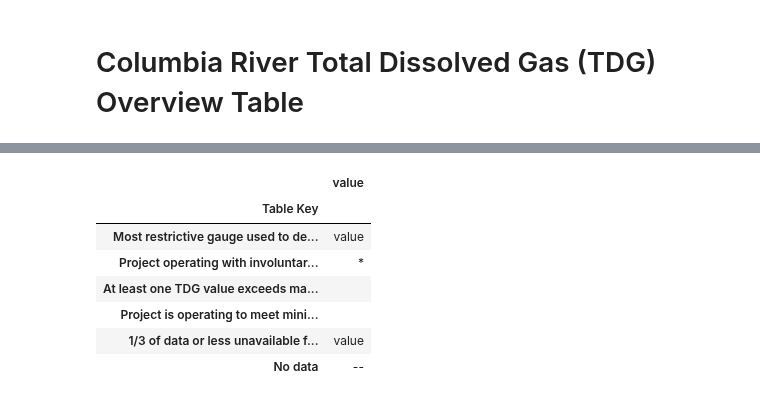
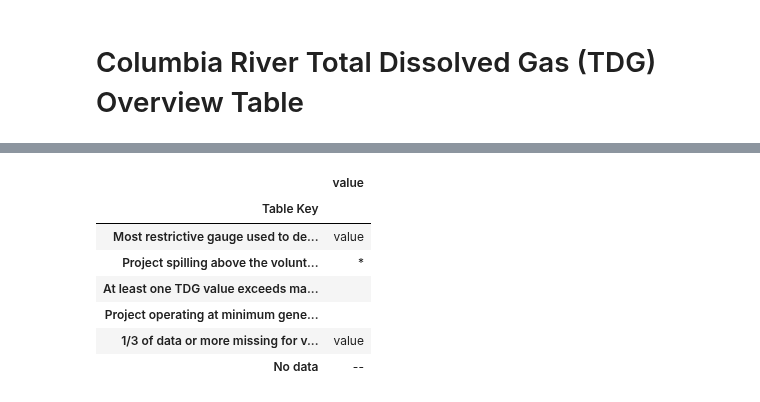
Before and after one commit to gunnarleffler/spill_vs_tdg, a Jupyter notebook: script/12hr/columbia.ipynb, the cells around one changed output, grey strips where cells are left out. Saved outputs shown, nothing was run; the diff lists cells and outputs as text; code cells hidden in the pictures.

```diff
--- a/script/12hr/columbia.ipynb
+++ b/script/12hr/columbia.ipynb
@@ -219,12 +219,13 @@ from cwms_read.cwms_read import get_cwms
 import pandas as pd
 from collections import OrderedDict
 from datetime import datetime, timedelta
-
+from get_avgs import oregon_method, washington_method, combine
+import numpy as np
 now = datetime.now()
 start_date = (2017, 6, 1)
 end_date = (2017, 8, 2)
-#start_date = (2018, 2, 15)
-#end_date = (now.year, now. month, now.day-1)
+start_date = (2018, 3, 15)
+end_date = (now.year, now. month, now.day-1)
 start_index = '-'.join([str(x) for x in start_date])
 # %%
 tuples = [
@@ -478,26 +538,6 @@ gas_cap_meets[tw.columns] = tw.applymap(lambda x: x >= 119)
 gas_cap_meets[fb.columns] = fb.applymap(lambda x: x >= 114)
 gas_cap_meets = gas_cap_meets.sort_index(axis=1)[df.columns]
 gas_cap_meets = gas_cap_meets.applymap(lambda x: x if type(x) == bool else False)
-# %%
-"""
-Questionable data is defined as data with
-
-
-"""
-
-
-
-
-questionable = pd.DataFrame(index = df.index, columns = df.columns, data = False)
-
-
-for column in questionable.columns:
-    flags = meta[column]['flags']
-    flags = flags[flags['flag'] == 9]
-    index = [x.split(' ')[0] for x in flags.index.astype(str)]
-    if index:
-        for value in index:
-            questionable[column][value] = True
 # %%
 """
 Convert the dataframe to string because it displays better, remove decimals, add the asterik, and format the index to be date only (no time), for all dataframes.
@@ -505,7 +545,8 @@ If index not formated for all df's the styling will not work
 """
 
 df_string = df.copy().round(0).astype(str).applymap(lambda x: x.replace('.0', ''))
-df_string[inv_spill_bool] = df_string[inv_spill_bool] + '*'
+if inv_spill_bool:
+    df_string[inv_spill_bool] = df_string[inv_spill_bool] + '*'
 df_string.replace('nan', '--', inplace = True)
 
 
@@ -546,40 +587,40 @@ blue = '#7194da'
 green = '#cfff95'
 
 def highlight(value):
     return table_css.applymap(lambda x: x)
 key_list =[
             'Most restrictive gauge used to determine spill cap',
-            'Project operating with involuntary spill',
+            'Project spilling above the voluntary spill cap for 6 or more hours',
             'At least one TDG value exceeds max limit',
-            'Project is operating to meet minimum generation',
-            '1/3 of data or less unavailable for value calculation',
+            'Project operating at minimum generation for 6 or more hours',
+            '1/3 of data or more missing for value calculation',
             'No data'
         ]
 table_key = pd.DataFrame({'Table Key':key_list })
 table_key.set_index('Table Key', inplace = True)
 table_key['value']=['value','*','','','value', '--']
 table_css = pd.DataFrame({'Table Key':key_list,'value':['font-weight: 900',\
                                                         '',\
                                                         'background-color: ' + blue,\
                                                         'background-color: '+ green, \
                                                         'color: red',
                                                         '']})
 table_css.set_index('Table Key', inplace = True)
 table_key.style.apply(highlight, axis = None)
 
 
 hide_index = [{'selector': '.row_heading, .blank', 'props': [('display', 'none;')]}]
 key_styles = styles # + hide_index
 key_html = (table_key.style)
 key_html.apply(highlight,axis = None).set_uuid('key')
 # %% [output]
 |  | value |
 | Table Key |  |
 | Most restrictive gauge used to de... | value |
-| Project operating with involuntar... | * |
+| Project spilling above the volunt... | * |
 | At least one TDG value exceeds ma... |  |
-| Project is operating to meet mini... |  |
-| 1/3 of data or less unavailable f... | value |
+| Project operating at minimum gene... |  |
+| 1/3 of data or more missing for v... | value |
 | No data | -- |
 # %%
 """
```
Also changed, not shown: parts of 4 cells of this notebook, 1 other file.
